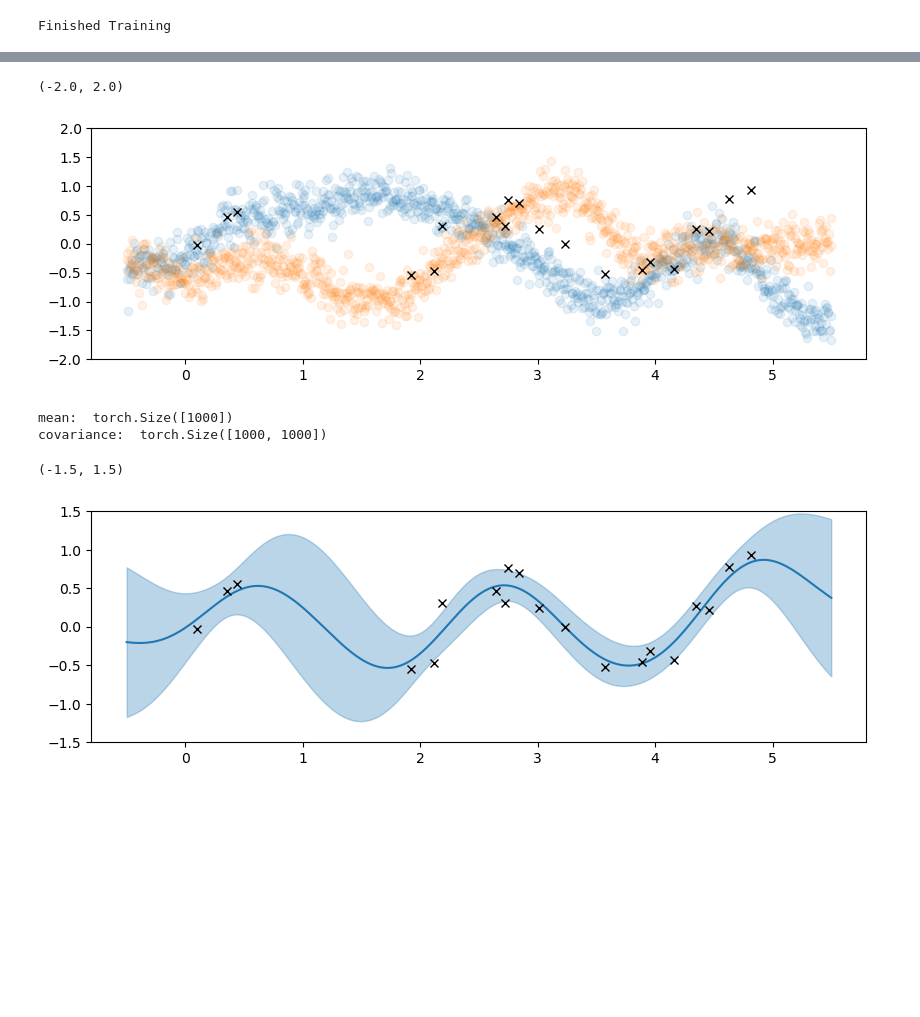
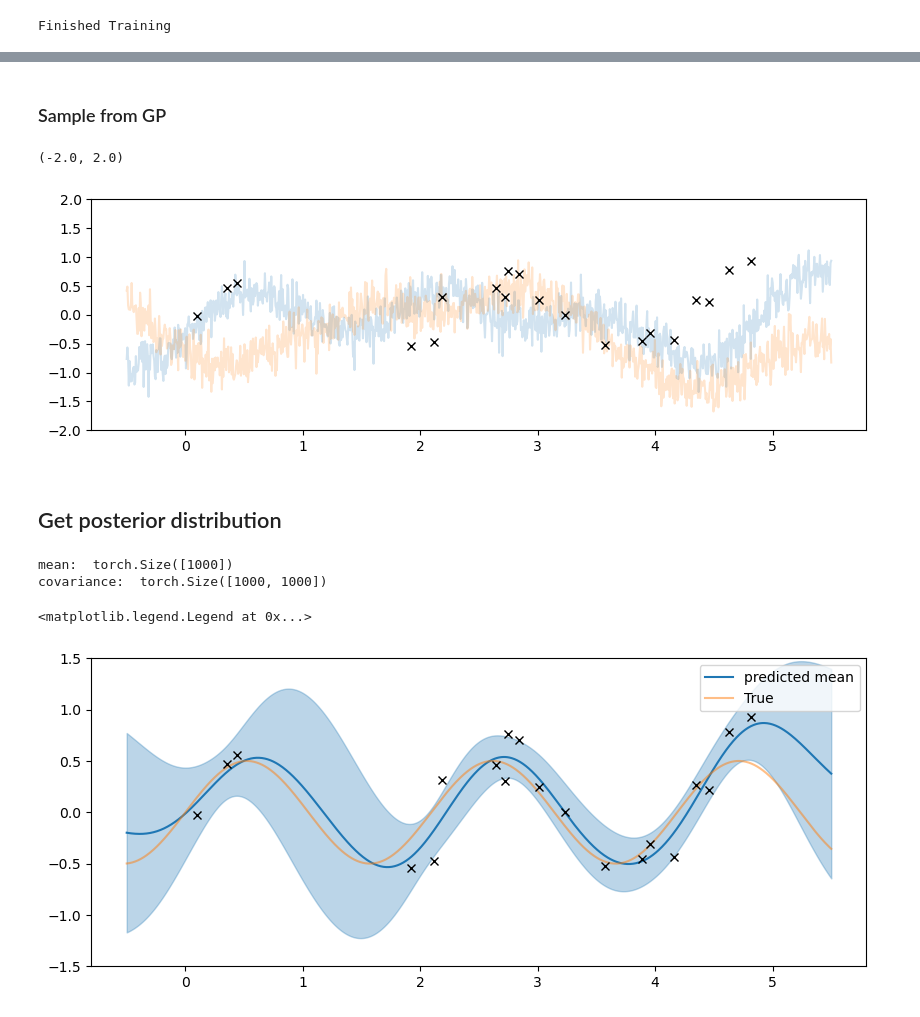
Before and after one commit to luisdiaz1997/SpatialFactorization, a Jupyter notebook: notebooks/Gaussian Processes/GP_test.ipynb, the cells around one changed output, grey strips where cells are left out. Drawn from its saved outputs; the diff is of its cells as text; code cells hidden in the pictures; blank space fills up the shorter version.

```diff
--- a/notebooks/Gaussian Processes/GP_test.ipynb
+++ b/notebooks/Gaussian Processes/GP_test.ipynb
@@ -100,3 +110,5 @@ plt.plot(running_loss)
+# %% [markdown]
+### Sample from GP
 # %%
 Nsamples = 1000
 Xtest = np.linspace(-0.5, 5.5, Nsamples)
@@ -104,13 +116,15 @@ cov = kernel.predict(X=Xtest[:, None]) + (gpr.noise**2)*torch.eye(Nsamples)
 samples = MultivariateNormal(torch.zeros(Nsamples),cov).sample((2,))
 
 plt.figure(figsize=(10, 3))
-plt.scatter(Xtest, samples[0], alpha=0.1)
-plt.scatter(Xtest, samples[1],  alpha=0.1)
+plt.plot(Xtest, samples[0], alpha=0.2)
+plt.plot(Xtest, samples[1],  alpha=0.2)
 plt.plot(X, y, "kx")
 plt.ylim((-2, 2))
 # %% [output]
 (-2.0, 2.0)
-[figure, old version]
+[figure, new version]
+# %% [markdown]
+## Get posterior distribution
 # %%
 with torch.no_grad():
     mean, cov = gpr.predict(Xtest[:,None])
@@ -120,18 +134,20 @@ with torch.no_grad():
 mean:  torch.Size([1000])
 covariance:  torch.Size([1000, 1000])
 # %%
-plt.figure(figsize=(10, 3))
-plt.plot(Xtest, mean)
+plt.figure(figsize=(10, 4))
+plt.plot(Xtest, mean, label='predicted mean')
+plt.plot(Xtest, 0.5*np.sin(3*Xtest), alpha=0.5, label='True')
 plt.fill_between(
             Xtest,
             (mean - 2.0 * sd).numpy(),
             (mean + 2.0 * sd).numpy(),
             color="C0",
             alpha=0.3,
         )
 plt.plot(X, y, "kx")
 plt.ylim((-1.5, 1.5))
+plt.legend()
 # %% [output]
-(-1.5, 1.5)
+<matplotlib.legend.Legend at 0x...>
-[figure, old version]
+[figure, new version]
 # %%
```
Also changed, not shown: parts of 13 cells of this notebook.
